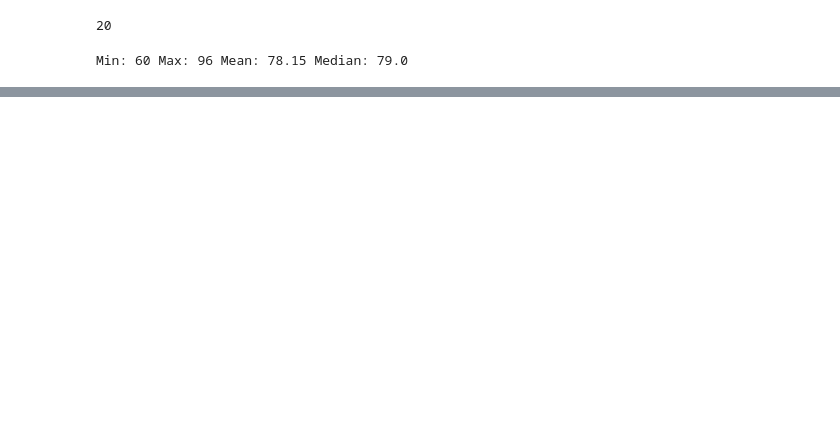
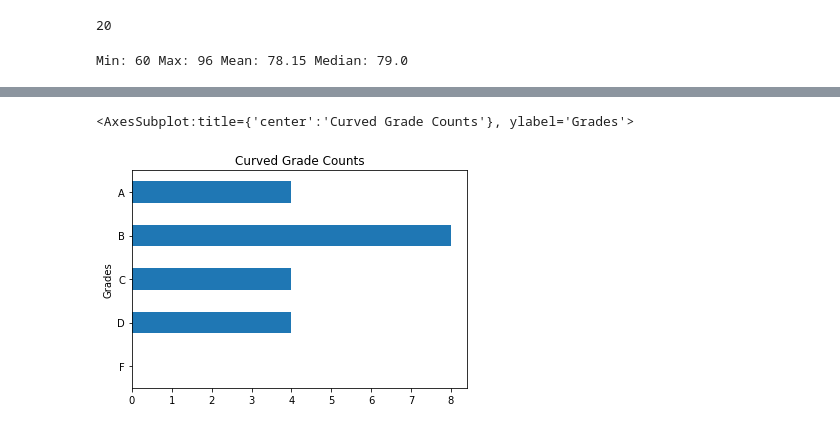
Before and after one commit to JacobPaxton/numpy-pandas-visualization-exercises, a Jupyter notebook: pandas_series.ipynb, the cells around one changed output, grey strips where cells are left out. Drawn from its saved outputs; the diff is of its cells as text; code cells hidden in the pictures; blank space fills up the shorter version.

Commit message:
complete pandas_series.ipynb

```diff
--- a/pandas_series.ipynb
+++ b/pandas_series.ipynb
@@ -427,3 +420,6 @@ exam_scores_binned.value_counts().plot.barh(title="Grade Scores", xlabel="Grade
 # Write the code necessary to implement a curve for your exam_grades Series and
 # save this as curved_grades. Add the necessary points to the highest grade to
 # make it 100, and add the same number of points to every other score in the Series as well.
+curve = 100 - exam_scores.max()
+curved_grades = exam_scores.apply(lambda x: x + curve)
+curved_grades
@@ -429,0 +444,8 @@ exam_scores_binned.value_counts().plot.barh(title="Grade Scores", xlabel="Grade
+# %%
+# Use a method to convert each of the numeric values in the curved_grades Series into
+# a categorical value of letter grades. For example, 86 should be a 'B' and
+# 95 should be an 'A'. Save this as a Series named letter_grades.
+bin_cuts = [0, 60, 70, 80, 90, 101]
+bin_labels = ['F', 'D', 'C', 'B', 'A']
+letter_grades_binned = pd.cut(curved_grades, bins=bin_cuts, labels=bin_labels)
+letter_grades_binned
@@ -429,0 +470,7 @@ exam_scores_binned.value_counts().plot.barh(title="Grade Scores", xlabel="Grade
+# %%
+# Plot your new categorical letter_grades Series in a meaninful way and
+# include a title and axis labels.
+letter_grades_binned.value_counts().sort_index().plot.barh(title="Curved Grade Counts", xlabel="Grades", ylabel="Count")
+# %% [output]
+<AxesSubplot:title={'center':'Curved Grade Counts'}, ylabel='Grades'>
+[figure, added]
```
Also changed, not shown: parts of 11 cells of this notebook.
